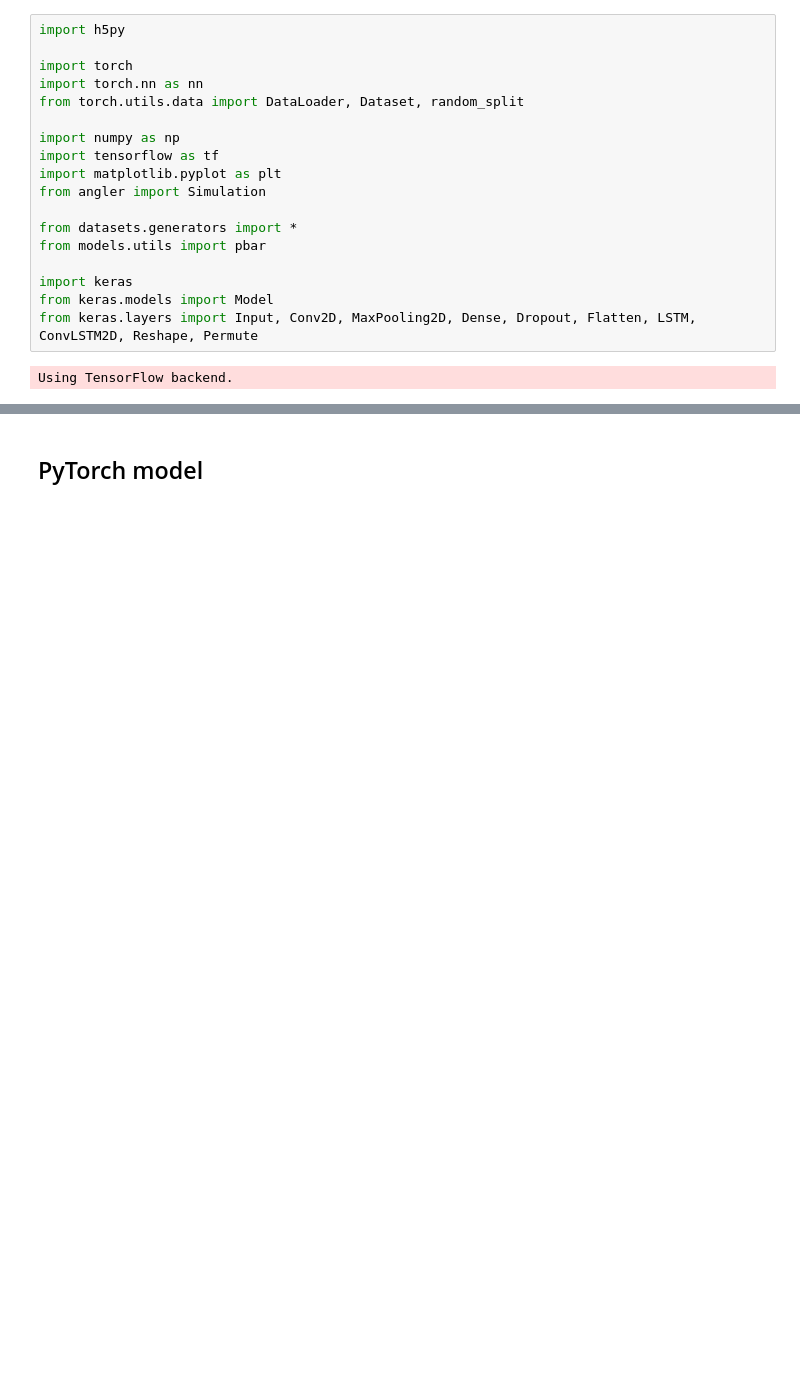
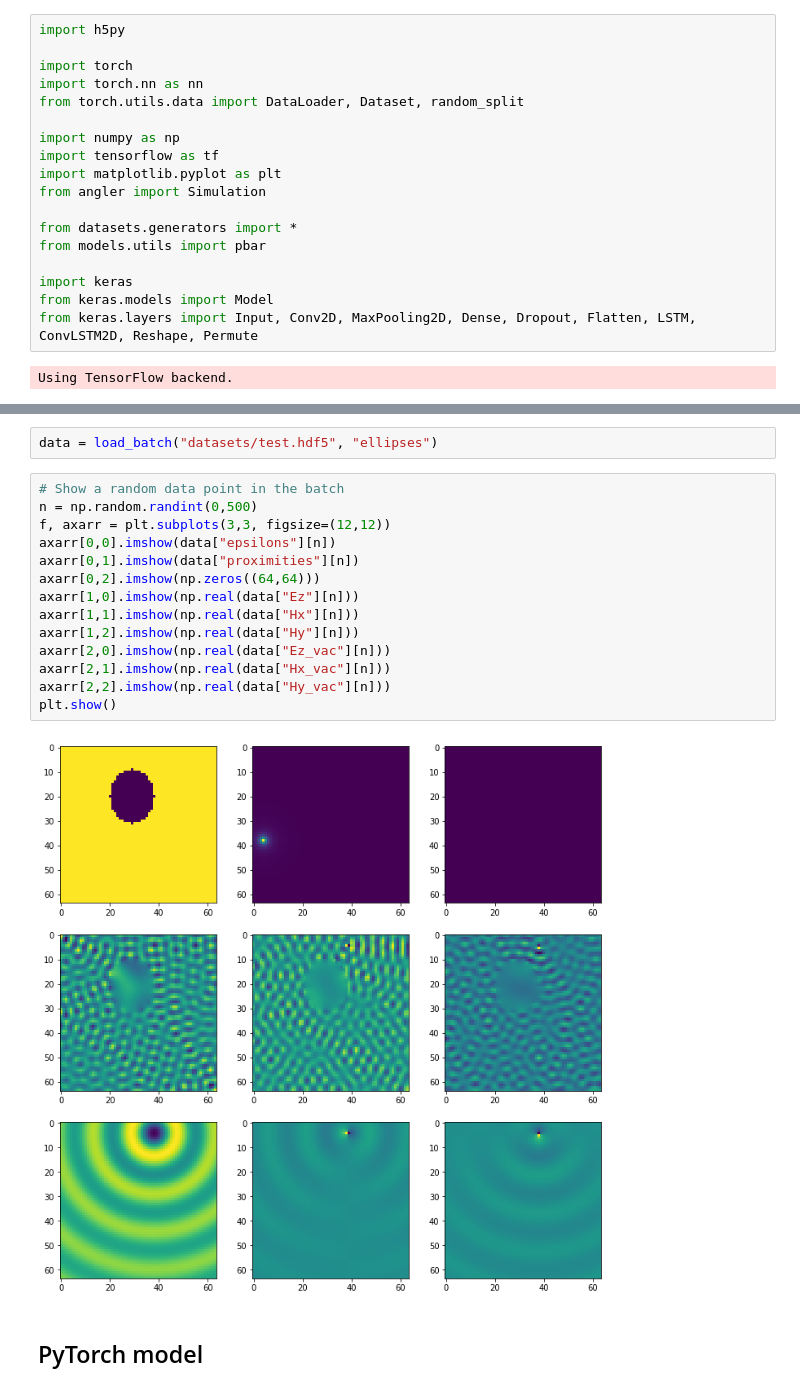
Before and after one commit to bencbartlett/neural-maxwell, a Jupyter notebook: CS229_Final_Project.ipynb, the cells around one changed output, grey strips where cells are left out. Saved outputs shown, nothing was run; the diff lists cells and outputs as text; blank space fills up the shorter version.

```diff
--- a/CS229_Final_Project.ipynb
+++ b/CS229_Final_Project.ipynb
@@ -42,3 +27,21 @@ axarr[2].imshow(Ezabs)
+# %%
+data = load_batch("datasets/test.hdf5", "ellipses")
+# %%
+# Show a random data point in the batch
+n = np.random.randint(0,500)
+f, axarr = plt.subplots(3,3, figsize=(12,12))
+axarr[0,0].imshow(data["epsilons"][n])
+axarr[0,1].imshow(data["proximities"][n])
+axarr[0,2].imshow(np.zeros((64,64)))
+axarr[1,0].imshow(np.real(data["Ez"][n]))
+axarr[1,1].imshow(np.real(data["Hx"][n]))
+axarr[1,2].imshow(np.real(data["Hy"][n]))
+axarr[2,0].imshow(np.real(data["Ez_vac"][n]))
+axarr[2,1].imshow(np.real(data["Hx_vac"][n]))
+axarr[2,2].imshow(np.real(data["Hy_vac"][n]))
+plt.show()
+# %% [output]
+[figure, added]
 # %% [markdown]
 ## PyTorch model
 # %%
```
Also changed, not shown: parts of 9 cells of this notebook, 3 other files.
